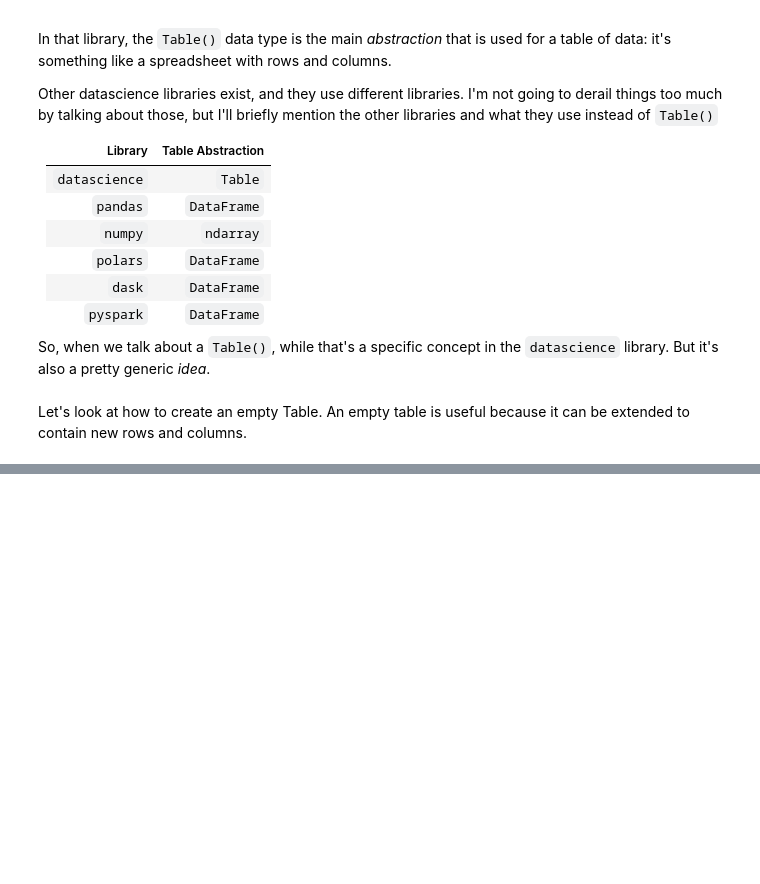
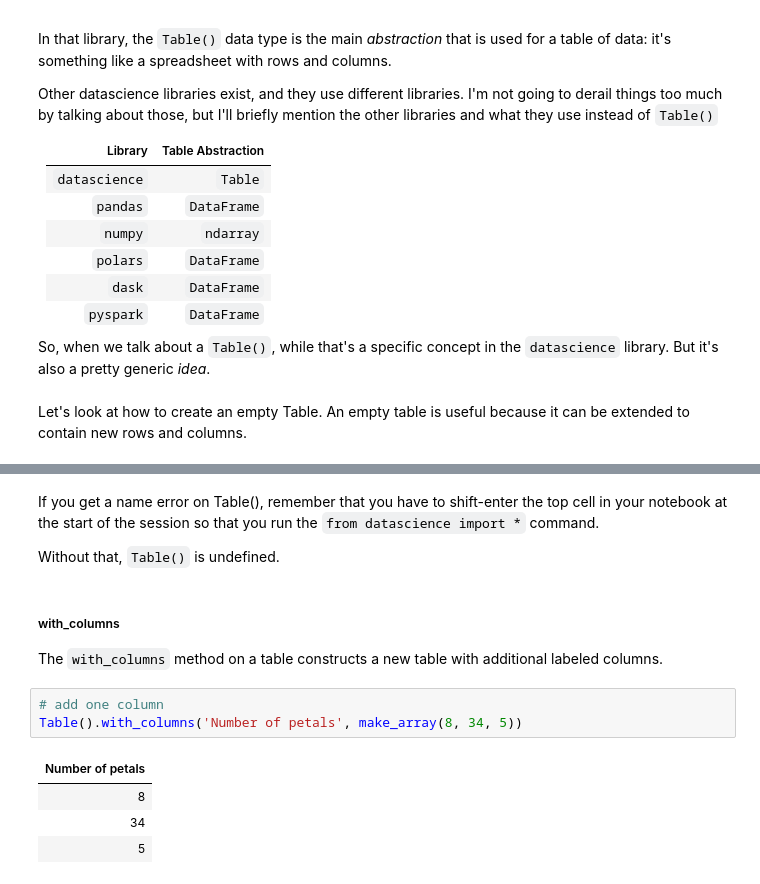
Before and after one commit to ucsb-ds/cmpsc5a-s25-students, a Jupyter notebook: lectures/lecture04.ipynb, the cells around one changed output, grey strips where cells are left out. Cells and saved outputs as stored; diff of their text form; blank space fills up the shorter version.

```diff
--- a/lectures/lecture04.ipynb
+++ b/lectures/lecture04.ipynb
@@ -387,0 +397,17 @@ Let's look at how to create an empty Table. An empty table is useful because it
+# %% [markdown]
+If you get a name error on Table(), remember that you have to shift-enter the
+top cell in your notebook at the start of the session so that you run
+the `from datascience import *` command.
+
+Without that, `Table()` is undefined.
+# %% [markdown]
+##### with_columns
+The `with_columns` method on a table constructs a new table with additional labeled columns.
+# %%
+# add one column
+Table().with_columns('Number of petals', make_array(8, 34, 5))
+# %% [output]
+| Number of petals |
+| 8 |
+| 34 |
+| 5 |
```
Also changed, not shown: parts of 15 cells of this notebook.
